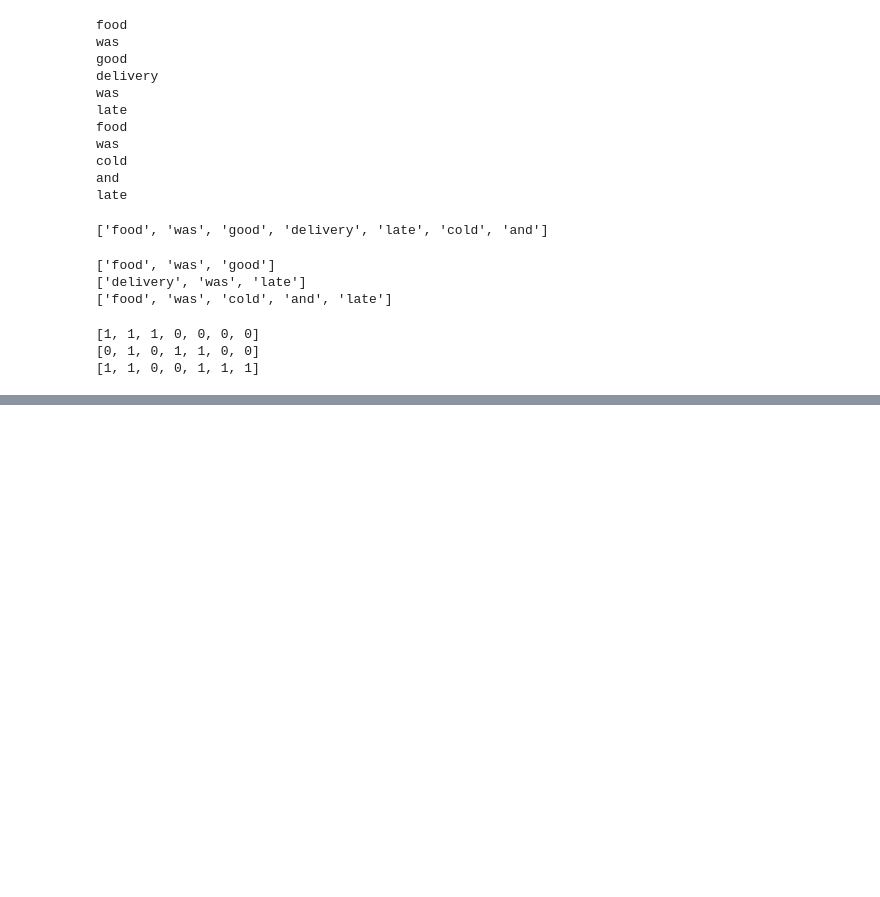
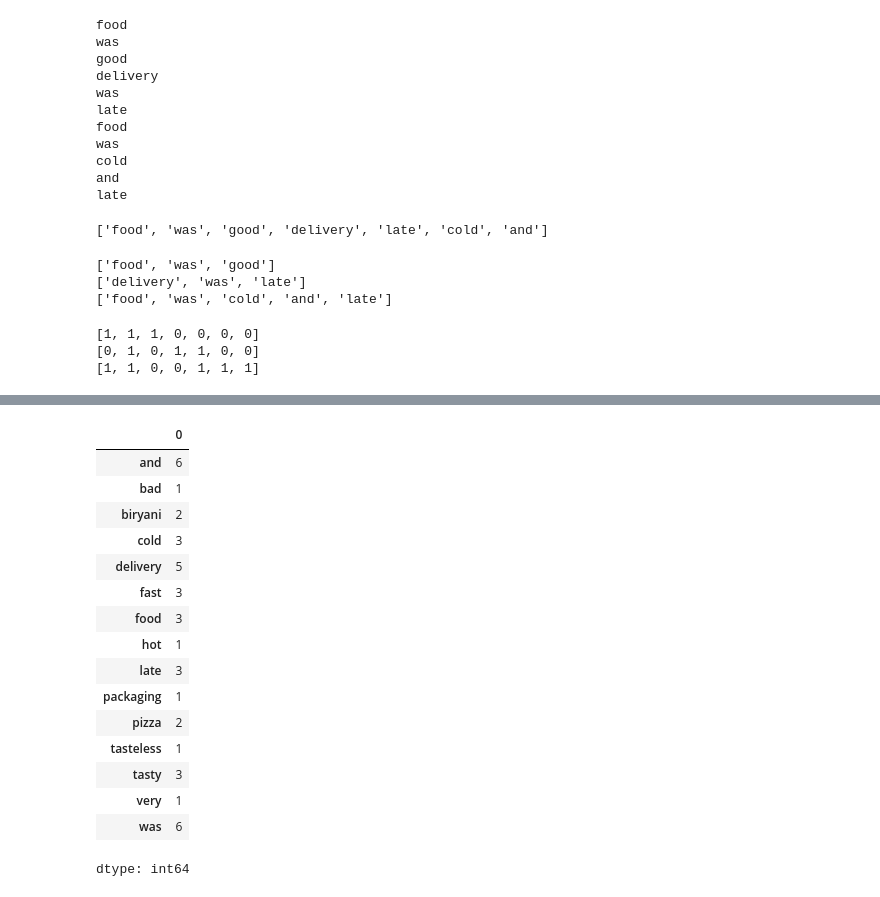
Before and after one commit to suyogy1-bot/Machine_Learning, a Jupyter notebook: NLP_Text_cleaning.ipynb, the cells around one changed output, grey strips where cells are left out. Cells and saved outputs as stored; diff of their text form; code cells hidden in the pictures; blank space fills up the shorter version.

```diff
--- a/NLP_Text_cleaning.ipynb
+++ b/NLP_Text_cleaning.ipynb
@@ -388,0 +431,20 @@ print(x.shape)
+# %%
+df.sum()
+# %% [output]
+|  | 0 |
+| and | 6 |
+| bad | 1 |
+| biryani | 2 |
+| cold | 3 |
+| delivery | 5 |
+| fast | 3 |
+| food | 3 |
+| hot | 1 |
+| late | 3 |
+| packaging | 1 |
+| pizza | 2 |
+| tasteless | 1 |
+| tasty | 3 |
+| very | 1 |
+| was | 6 |
+dtype: int64
```
Also changed, not shown: parts of 25 cells of this notebook.
